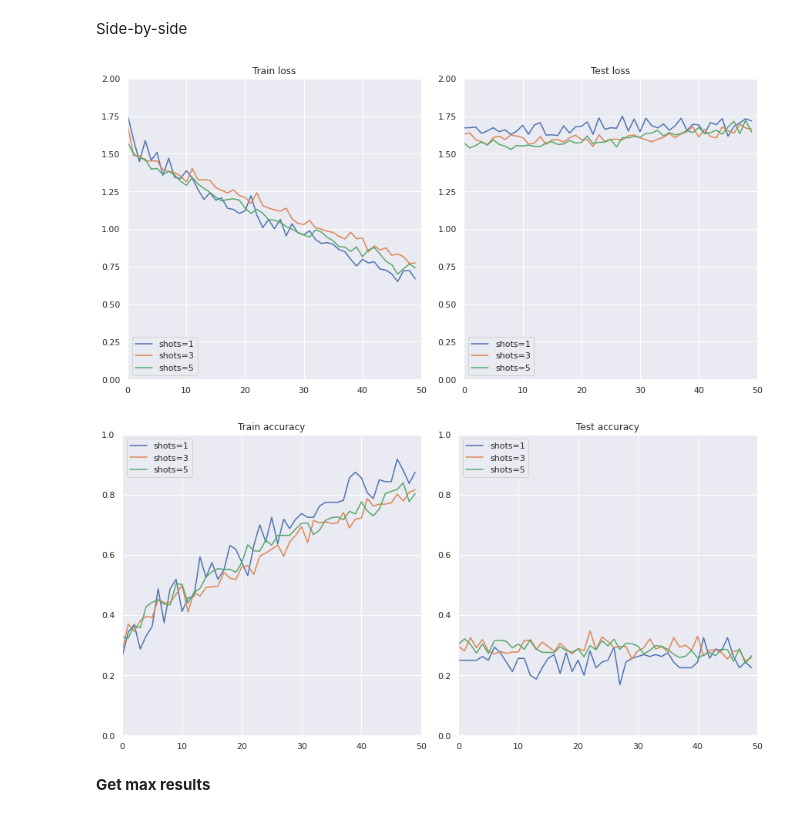
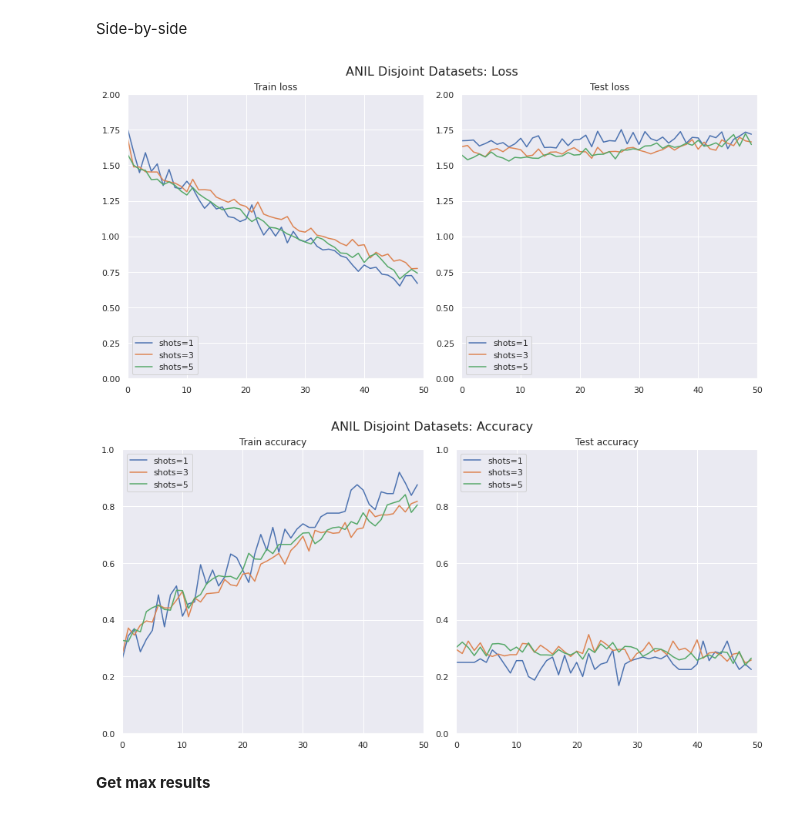
Before and after one commit to obrookes/Meta-ape, a Jupyter notebook: results/anil/experiment_shots_intraspecies_disjoint/experiment_shots_results.ipynb, the cells around one changed output. Drawn from its saved outputs; the diff is of its cells as text; code cells hidden in the pictures.

```diff
--- a/results/anil/experiment_shots_intraspecies_disjoint/experiment_shots_results.ipynb
+++ b/results/anil/experiment_shots_intraspecies_disjoint/experiment_shots_results.ipynb
@@ -119,25 +119,27 @@ Side-by-side
 # %%
 fig, (ax1, ax2) = plt.subplots(1, 2, constrained_layout=True)
 
 ax1.title.set_text('Train loss')
 ax1.plot(meta_train_loss1,label='shots=1')
 ax1.plot(meta_train_loss3,label='shots=3')
 ax1.plot(meta_train_loss5,label='shots=5')
 ax1.axis([0, 50, 0, 2])
 ax1.legend(loc='lower left')
 
 
 ax2.title.set_text('Test loss')
 ax2.plot(meta_test_loss1,label='shots=1')
 ax2.plot(meta_test_loss3,label='shots=3')
 ax2.plot(meta_test_loss5,label='shots=5')
 ax2.axis([0, 50, 0, 2])
 ax2.legend(loc='lower left')
 fig.set_size_inches(12, 6)
 
+fig.suptitle('ANIL Disjoint Datasets: Loss', fontsize=16)
+
 fig.savefig('anil_n5_loss_all.pdf')
 # %% [output]
-[figure, old version]
+[figure, new version]
 # %%
 fig, (ax1, ax2) = plt.subplots(1, 2,constrained_layout=True)
 
@@ -156,9 +158,11 @@ ax2.axis([0, 50, 0, 1])
 ax2.legend(loc='upper left')
 fig.set_size_inches(12, 6)
 
+fig.suptitle('ANIL Disjoint Datasets: Accuracy', fontsize=16)
+
 fig.savefig('anil_n5_acc_all.pdf')
 # %% [output]
-[figure, old version]
+[figure, new version]
 # %% [markdown]
 **Get max results**
 # %%
```
Also changed, not shown: 13 other files.
